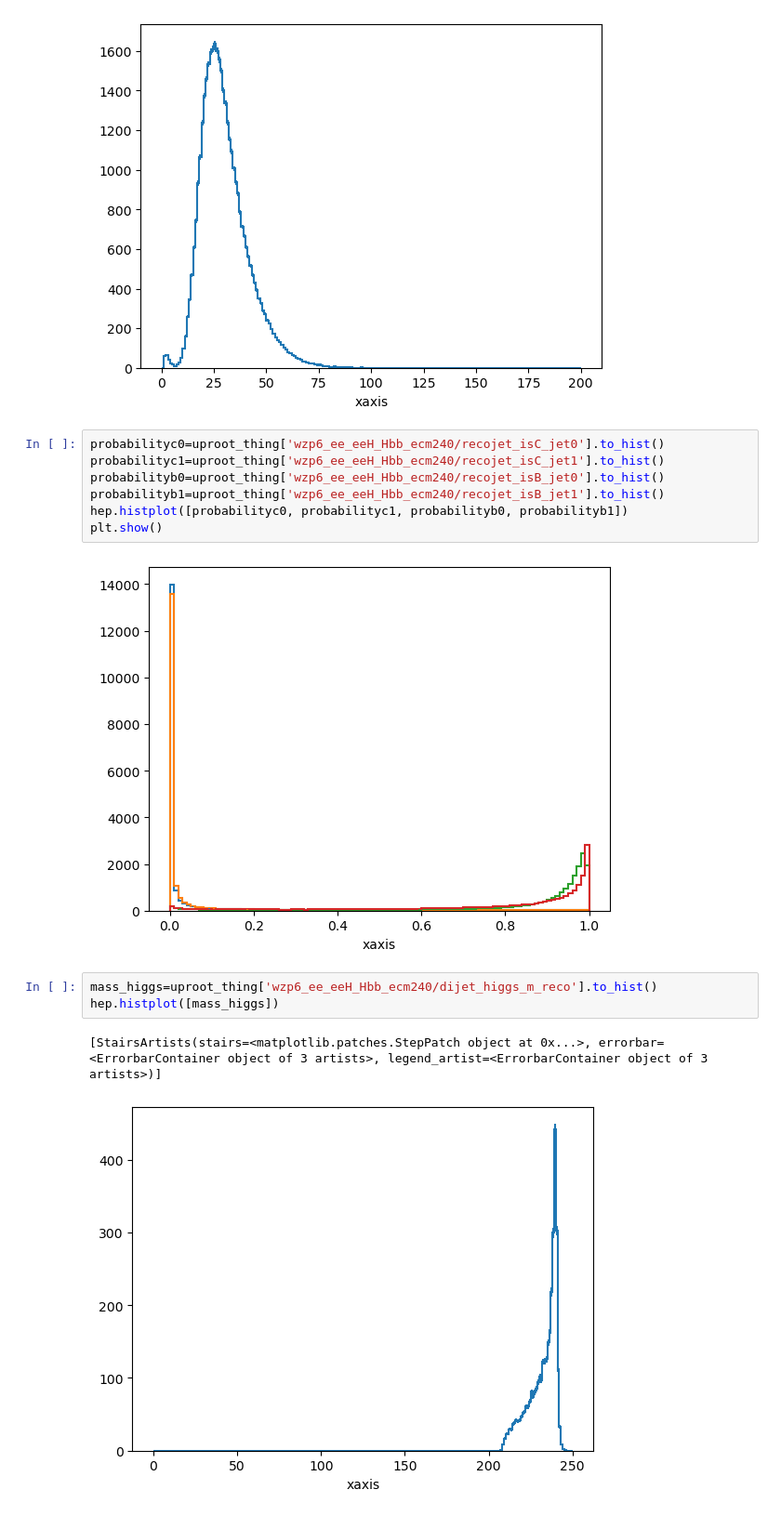
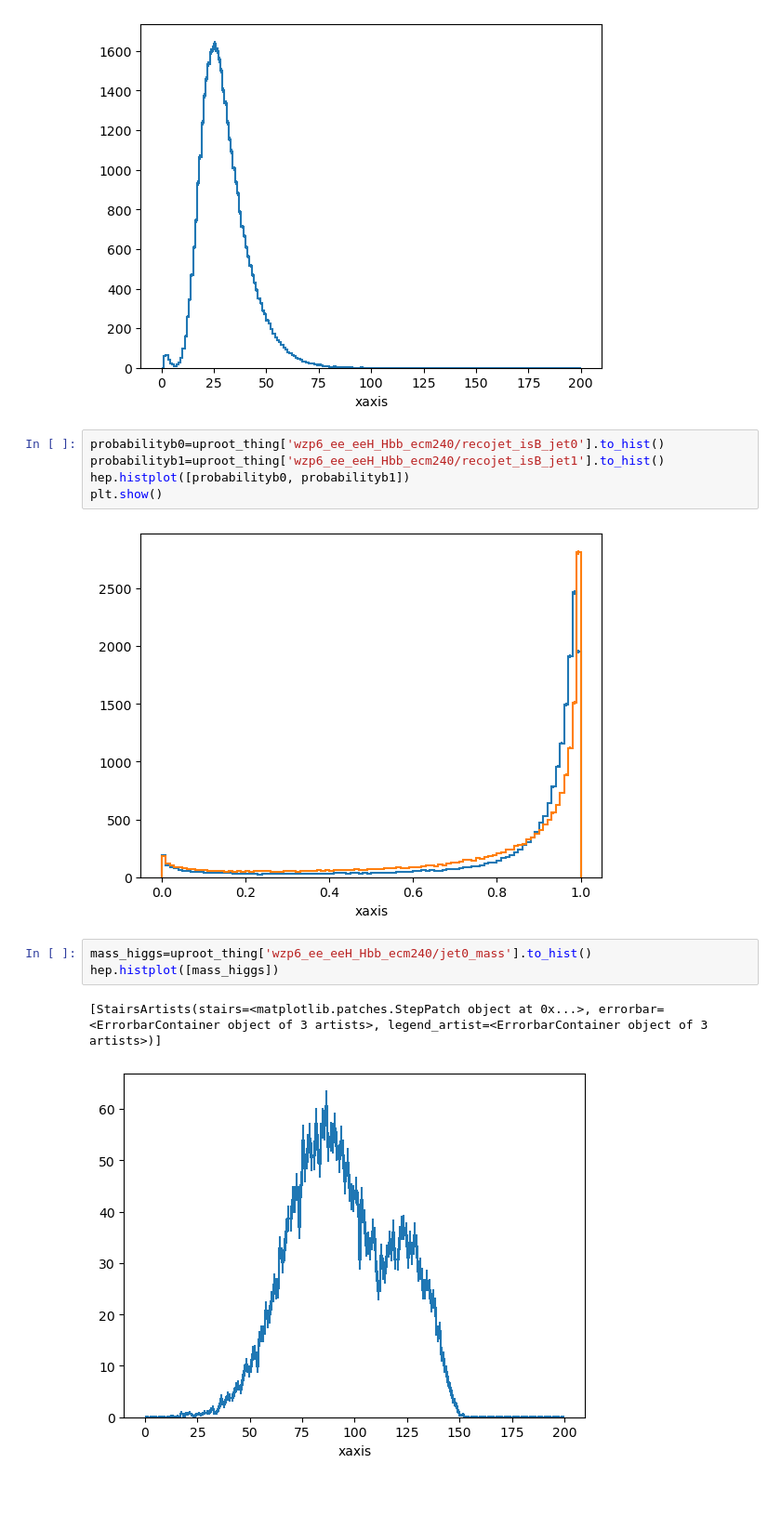
Before and after one commit to ckubina/FCCAnalyzer, a Jupyter notebook: analyses/examples/flavourtagscript.ipynb, the cells around one changed output. Shown at 93% size. Saved outputs shown, nothing was run; the diff lists cells and outputs as text.

```diff
--- a/analyses/examples/flavourtagscript.ipynb
+++ b/analyses/examples/flavourtagscript.ipynb
@@ -41,17 +41,15 @@ hep.histplot([zcc_hbb_jet_const])
 [StairsArtists(stairs=<matplotlib.patches.StepPatch object at 0x...>, errorbar=<ErrorbarContainer object of 3 artists>, legend_artist=<ErrorbarContainer object of 3 artists>)]
 [figure]
 # %%
-probabilityc0=uproot_thing['wzp6_ee_eeH_Hbb_ecm240/recojet_isC_jet0'].to_hist()
-probabilityc1=uproot_thing['wzp6_ee_eeH_Hbb_ecm240/recojet_isC_jet1'].to_hist()
 probabilityb0=uproot_thing['wzp6_ee_eeH_Hbb_ecm240/recojet_isB_jet0'].to_hist()
 probabilityb1=uproot_thing['wzp6_ee_eeH_Hbb_ecm240/recojet_isB_jet1'].to_hist()
-hep.histplot([probabilityc0, probabilityc1, probabilityb0, probabilityb1])
+hep.histplot([probabilityb0, probabilityb1])
 plt.show()
 # %% [output]
-[figure, old version]
+[figure, new version]
 # %%
-mass_higgs=uproot_thing['wzp6_ee_eeH_Hbb_ecm240/dijet_higgs_m_reco'].to_hist()
+mass_higgs=uproot_thing['wzp6_ee_eeH_Hbb_ecm240/jet0_mass'].to_hist()
 hep.histplot([mass_higgs])
 # %% [output]
 [StairsArtists(stairs=<matplotlib.patches.StepPatch object at 0x...>, errorbar=<ErrorbarContainer object of 3 artists>, legend_artist=<ErrorbarContainer object of 3 artists>)]
-[figure, old version]
+[figure, new version]
```
Also changed, not shown: parts of 7 cells of this notebook, 3 other files.
